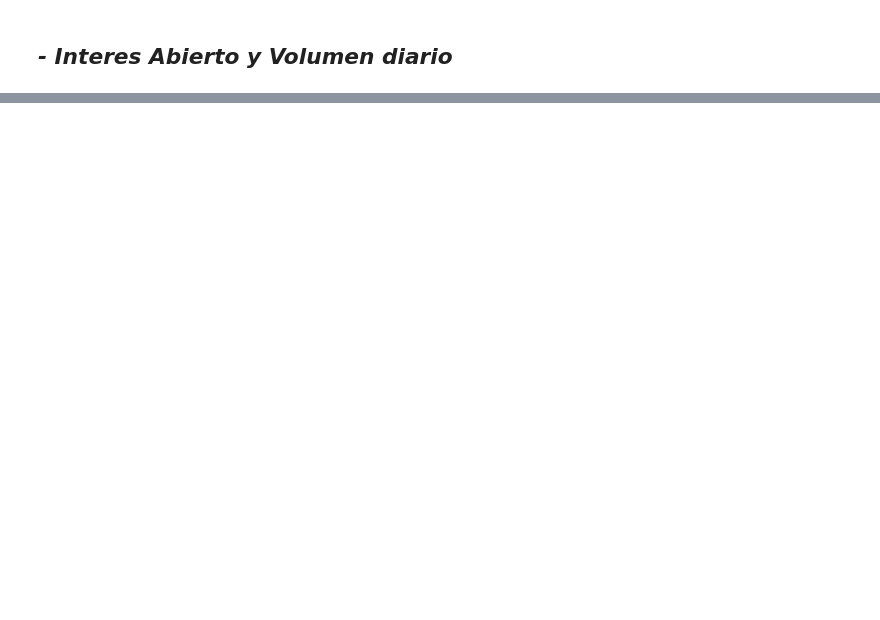
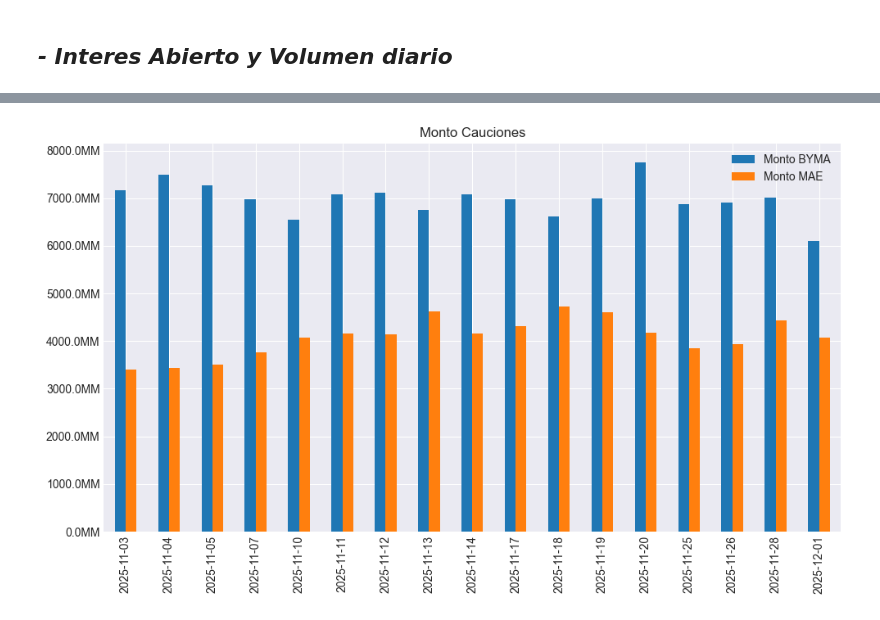
Before and after one commit to jdtluis/Reporte-Futuros_Tasas, a Jupyter notebook: index.ipynb, the cells around one changed output, grey strips where cells are left out. Cells and saved outputs as stored; diff of their text form; code cells hidden in the pictures; blank space fills up the shorter version.

```diff
--- a/index.ipynb
+++ b/index.ipynb
@@ -125 +195,18 @@ plot_futures_plotly(data=openInterest, kind='bar', ylabel="Interes Abierto", tit
+# %%
+import matplotlib.pyplot as plt
+import matplotlib.ticker as mtick
+
+ax = pd.concat([cau_byma[['volumeAmount']].rename(columns={'volumeAmount':'Monto BYMA'}), cau_mae[['montoConcertado']].rename(columns={'montoConcertado':'Monto MAE'})], axis=1).dropna().plot(
+    kind='bar',
+    title='Monto Cauciones',
+    figsize=(10,6)
+)
+ax.yaxis.set_major_formatter(
+    mtick.FuncFormatter(lambda x, _: f'{x/1e9:.1f}MM')
+)
+
+plt.tight_layout()
+plt.show()
+# %% [output]
+[figure, added]
 # %%
```
Also changed, not shown: parts of 9 cells of this notebook, 4 other files.
